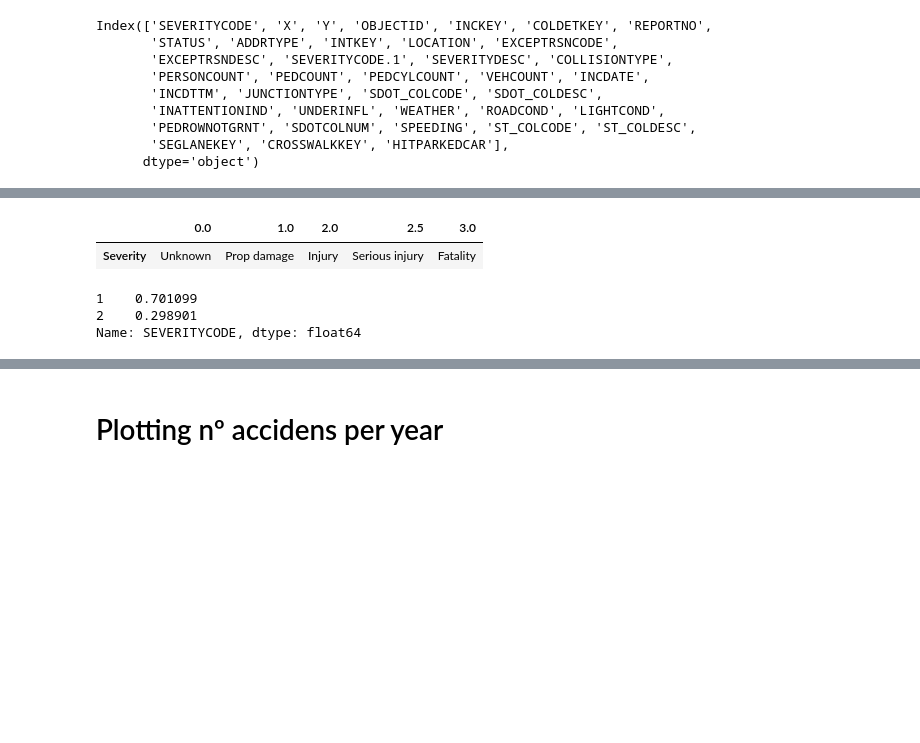
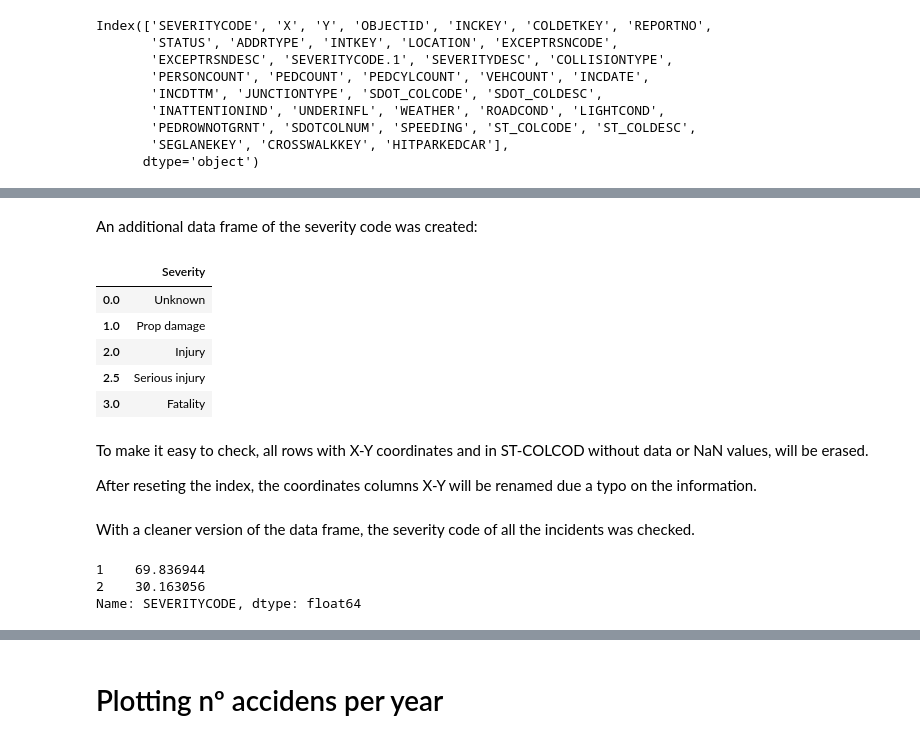
Before and after one commit to Joanpm1215/Capstone-Project, a Jupyter notebook: Scripts/Capstone_Project.ipynb, the cells around one changed output, grey strips where cells are left out. Saved outputs shown, nothing was run; the diff lists cells and outputs as text; code cells hidden in the pictures; blank space fills up the shorter version.

Commit message:
Update of the script, Data analysis

```diff
--- a/Scripts/Capstone_Project.ipynb
+++ b/Scripts/Capstone_Project.ipynb
@@ -21,8 +23,8 @@ os.getcwd()
 # %%
 df_traffic = pd.read_csv("Data-Collisions.csv")
-df_traffic100 = df_traffic.head(100)
-coldf = len(df_traffic100.columns)
+coldf = len(df_traffic.columns)
 pd.set_option("display.max_columns", coldf)
+pd.set_option('display.max_colwidth', None)
 df_traffic.columns
 # %% [output]
 Index(['SEVERITYCODE', 'X', 'Y', 'OBJECTID', 'INCKEY', 'COLDETKEY', 'REPORTNO',
@@ -37,19 +129,19 @@ Index(['SEVERITYCODE', 'X', 'Y', 'OBJECTID', 'INCKEY', 'COLDETKEY', 'REPORTNO',
+# %% [markdown]
+An additional data frame of the severity code was created:
 # %%
 Severity_Code ={
     0 : "Unknown",
     1 : "Prop damage",
     2 : "Injury",
     2.5 : "Serious injury",
     3 : "Fatality"
 }
-Severity = pd.DataFrame(Severity_Code, index=["Severity"])
+Severity = pd.DataFrame(Severity_Code, index=["Severity"]).transpose()
 Severity
 # %% [output]
-|  | 0.0 | 1.0 | 2.0 | 2.5 | 3.0 |
-| Severity | Unknown | Prop damage | Injury | Serious injury | Fatality |
+|  | Severity |
+| 0.0 | Unknown |
+| 1.0 | Prop damage |
+| 2.0 | Injury |
+| 2.5 | Serious injury |
+| 3.0 | Fatality |
-# %%
-df_traffic["SEVERITYCODE"].value_counts(normalize=True)
-# %% [output]
-1    0.701099
-2    0.298901
-Name: SEVERITYCODE, dtype: float64
@@ -59,3 +148,6 @@ df_traffic["ST_COLCODE"] = df_traffic["ST_COLCODE"].astype(float)
+# %% [markdown]
+To make it easy to check, all rows with X-Y coordinates and in ST-COLCOD without data or NaN values, will be erased.
+<p> After reseting the index, the coordinates columns X-Y will be renamed due a typo on the information.
 # %%
 # Delete the rows which have NaN values on X, Y and ST_COLCODE
 df_traffic.dropna(subset=["ST_COLCODE"], axis=0, inplace=True)
@@ -65,3 +157,12 @@ df_traffic.dropna(subset=["Y"], axis=0, inplace=True)
 df_traffic.reset_index(drop=True, inplace=True)
 # Changes coordinate columns
 df_traffic.rename({'X': 'Y', 'Y': 'X'}, axis=1, inplace=True)
+# %% [markdown]
+With a cleaner version of the data frame, the severity code of all the incidents was checked.
+# %%
+df_code = (df_traffic["SEVERITYCODE"].value_counts(normalize=True))*100
+df_code
+# %% [output]
+1    69.836944
+2    30.163056
+Name: SEVERITYCODE, dtype: float64
```
Also changed, not shown: parts of 35 cells of this notebook.
